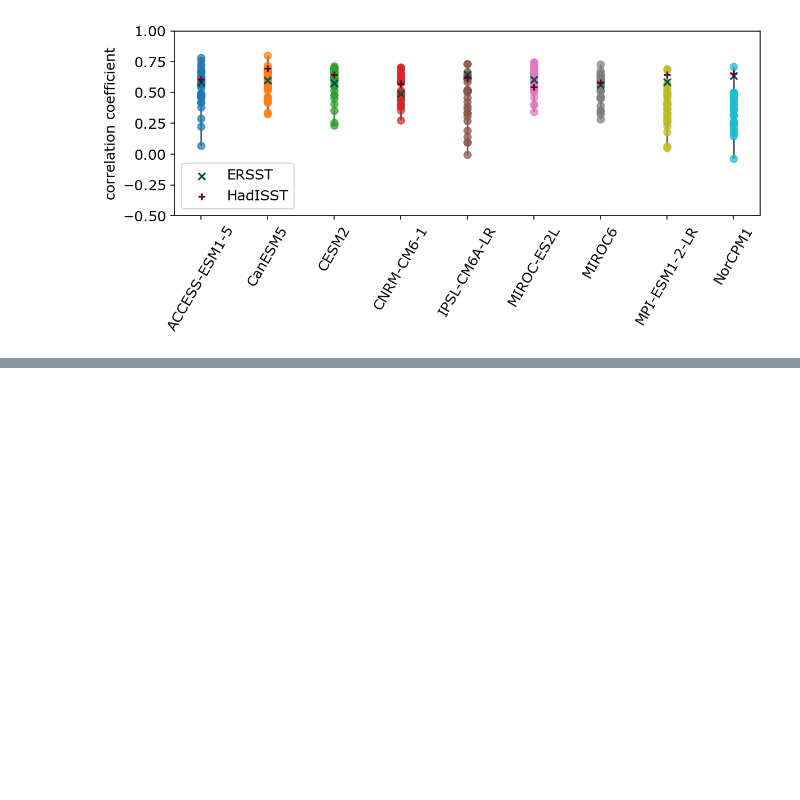
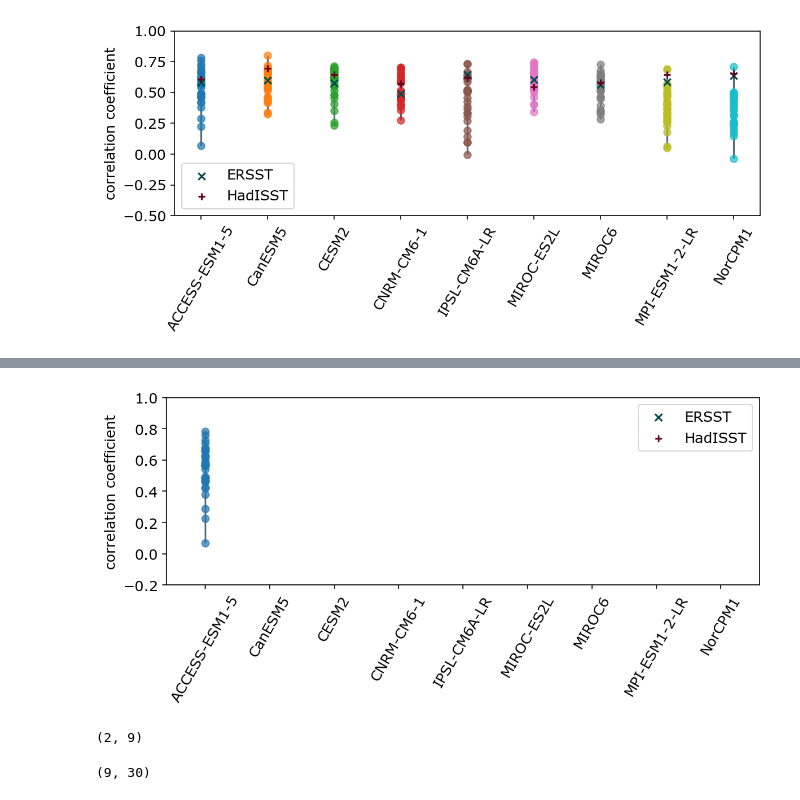
Before and after one commit to emily-gordy/NPac_MultiYear_SkillComponentAnalysis, a Jupyter notebook: evaluate_leaveoneout_polydetrend.ipynb, the cells around one changed output, grey strips where cells are left out. Cells and saved outputs as stored; diff of their text form; code cells hidden in the pictures; blank space fills up the shorter version.

```diff
--- a/evaluate_leaveoneout_polydetrend.ipynb
+++ b/evaluate_leaveoneout_polydetrend.ipynb
@@ -337,0 +319,15 @@ array([0.64597958, 0.69346197])
+# %%
+specialnan = np.zeros(np.shape(leaveoutcorrplot))+np.nan
+specialnan[0,:] = 0
+imp.reload(analysisplots)
+analysisplots.prettyscatterplot_multiobs(leaveoutcorrplot+specialnan,obscorrplot+np.nan,modellist,testvariants,"correlation coefficient",sourcelist,savestr)
+# %% [output]
+[figure, added]
+# %%
+obscorrplot.shape
+# %% [output]
+(2, 9)
+# %%
+leaveoutcorrplot.shape
+# %% [output]
+(9, 30)
```
Also changed, not shown: parts of 5 cells of this notebook, 2 other files.
